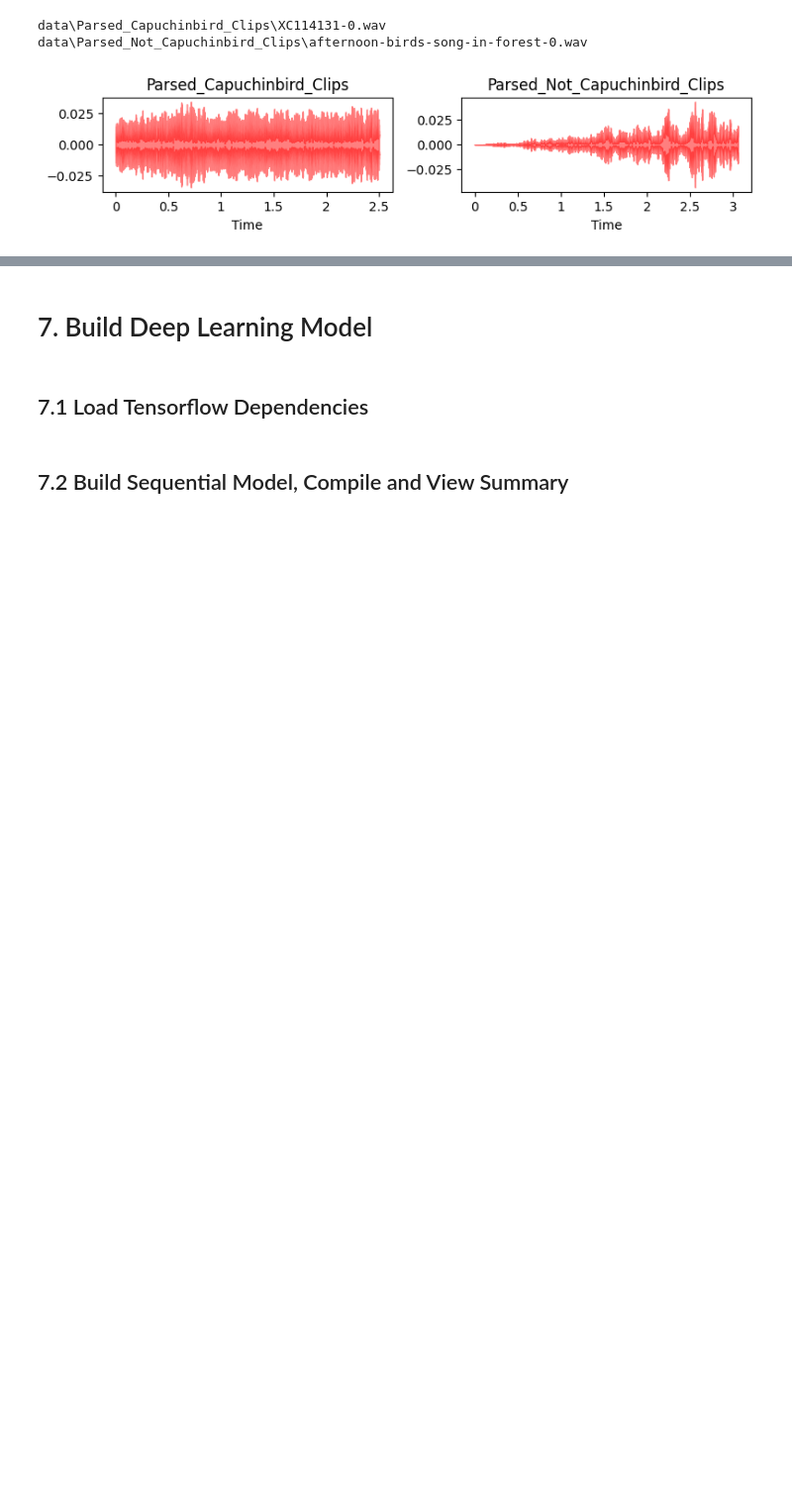
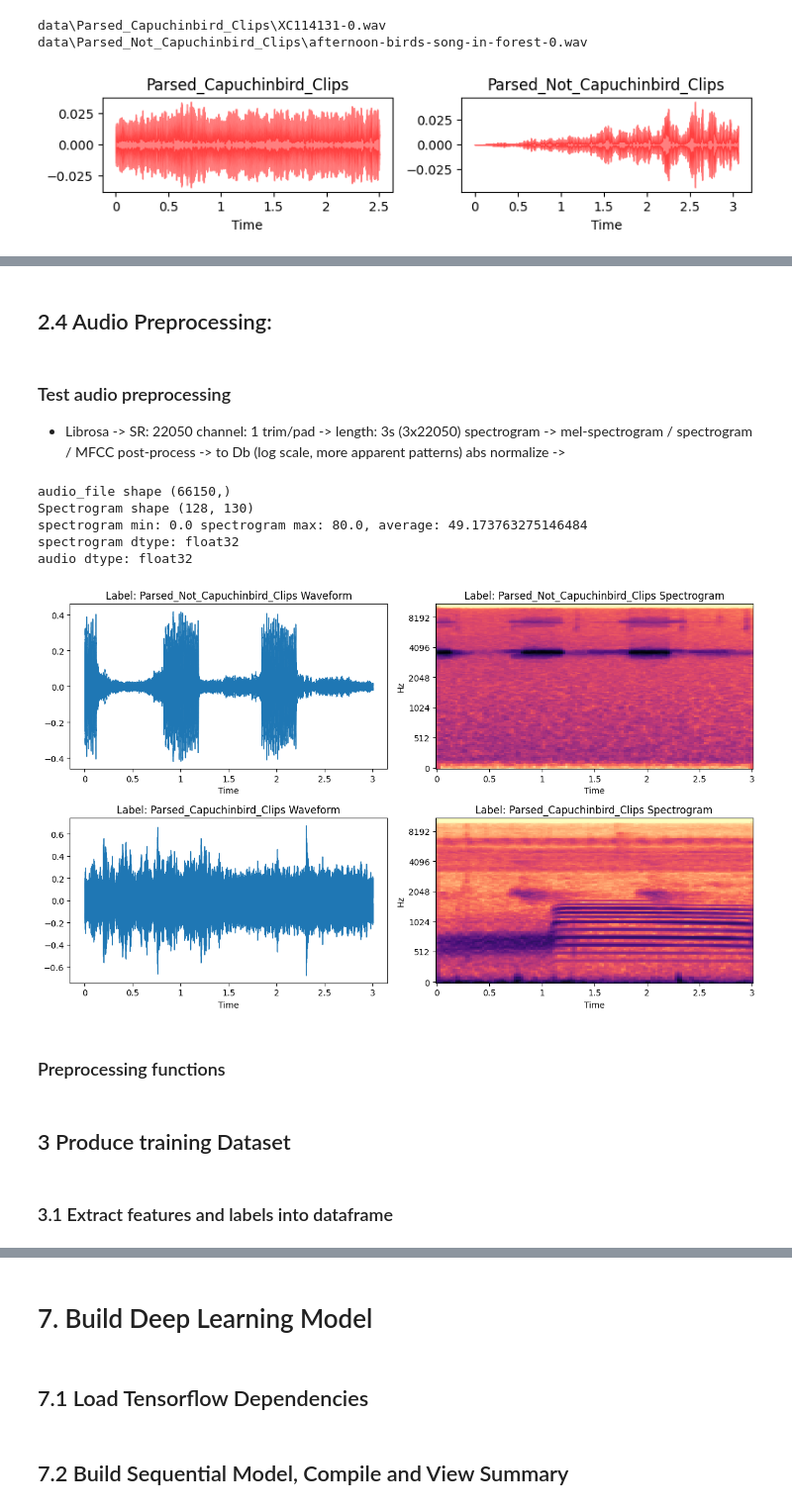
Before and after one commit to Teapack1/ML_Audio, a Jupyter notebook: Tensorflow/Audio_Classification(Clinging)/1PrepareDataset.ipynb, the cells around one changed output, grey strips where cells are left out. Shown: that part at 99% size. Saved outputs shown, nothing was run; the diff lists cells and outputs as text; code cells hidden in the pictures; blank space fills up the shorter version.

```diff
--- a/Tensorflow/Audio_Classification(Clinging)/1PrepareDataset.ipynb
+++ b/Tensorflow/Audio_Classification(Clinging)/1PrepareDataset.ipynb
@@ -300,2 +158,0 @@ filepath, label = positives.shuffle(buffer_size=10000).as_numpy_iterator().next(
-# %%
-spectrogram, label = preprocess(filepath, label)
@@ -326,0 +204,73 @@ samples.shape
+# %% [markdown]
+## 2.4 Audio Preprocessing:
+# %% [markdown]
+### Test audio preprocessing
+-   Librosa ->
+        SR: 22050
+        channel: 1
+    trim/pad ->
+        length: 3s (3x22050)
+    spectrogram ->
+        mel-spectrogram / spectrogram / MFCC
+    post-process ->
+        to Db (log scale, more apparent patterns)
+        abs
+    normalize ->
+# %%
+# Test the Fourier transform
+#In each iteration of the loop, the variable index is assigned the index value of the current row, and the variable row is assigned the data of the current row (as a Series object).
+#rows = metadata.iloc[[0, 1, 2, 3, 4, 5, 6, 7, 8, 9]]
+rows = metadata.sample(2)
+slice_length = 3
+samples_show = len(rows)
+pass_ = 0
+
+fig, axes = plt.subplots(nrows=samples_show, ncols=2, figsize=(12, samples_show* 3.6))
+
+for i, row in rows.iterrows():
+    if pass_ > samples_show:
+        break
+    audio_file, librosa_sample_rate = librosa.load(row["filename"])
+    if slice_length:
+        sample_length = slice_length * librosa_sample_rate
+
+        audio_file = audio_file[:sample_length]
+        if len(audio_file) < sample_length:
+            audio_file = np.pad(audio_file, (0, sample_length - len(audio_file)), constant_values=0)
+
+    spectrogram = librosa.feature.melspectrogram(y=audio_file, sr=librosa_sample_rate, n_mels=128, fmax = 12000, n_fft=2048, hop_length=512)
+    spectrogram = (librosa.power_to_db(spectrogram, ref=np.max))
+    spectrogram = np.abs(spectrogram)
+
+        # wave Plot
+    axes[pass_, 0].set_title(f"Label: {row['label']} Waveform")
+    librosa.display.waveshow(audio_file, sr=librosa_sample_rate, ax=axes[pass_, 0])
+    # spectrogram plot
+    axes[pass_, 1].set_title(f"Label: {row['label']} Spectrogram")
+    img = librosa.display.specshow(spectrogram, sr=librosa_sample_rate, x_axis='time', y_axis='mel', ax=axes[pass_, 1])
+    pass_ += 1
+
+#scaler = MinMaxScaler()
+#scaler.fit(spectrogram)
+#standardized_spectrogram = scaler.transform(spectrogram)
+
+
+print(f"audio_file shape {audio_file.shape}")
+print(f"Spectrogram shape {spectrogram.shape}")
+print(f"spectrogram min: {spectrogram.min()} spectrogram max: {spectrogram.max()}, average: {spectrogram.mean()}")
+#print(f"spectrogram MinMax min: {standardized_spectrogram.min()} spectrogram max: {standardized_spectrogram.max()}, average: {standardized_spectrogram.mean()}")
+print(f"spectrogram dtype: {spectrogram.dtype}")
+print(f"audio dtype: {audio_file.dtype}")
+
+#fig.colorbar(img, ax=axes[:, 0], format='%+2.0f dB')
+plt.tight_layout()
+plt.show()
+# %% [output]
+audio_file shape (66150,)
+Spectrogram shape (128, 130)
+spectrogram min: 0.0 spectrogram max: 80.0, average: 49.173763275146484
+spectrogram dtype: float32
+audio dtype: float32
+[figure, added]
+# %% [markdown]
+### Preprocessing functions
@@ -326,0 +305,4 @@ samples.shape
+# %% [markdown]
+## 3 Produce training Dataset
+# %% [markdown]
+### 3.1 Extract features and labels into dataframe
```
Also changed, not shown: parts of 106 cells of this notebook, 10 other files.
